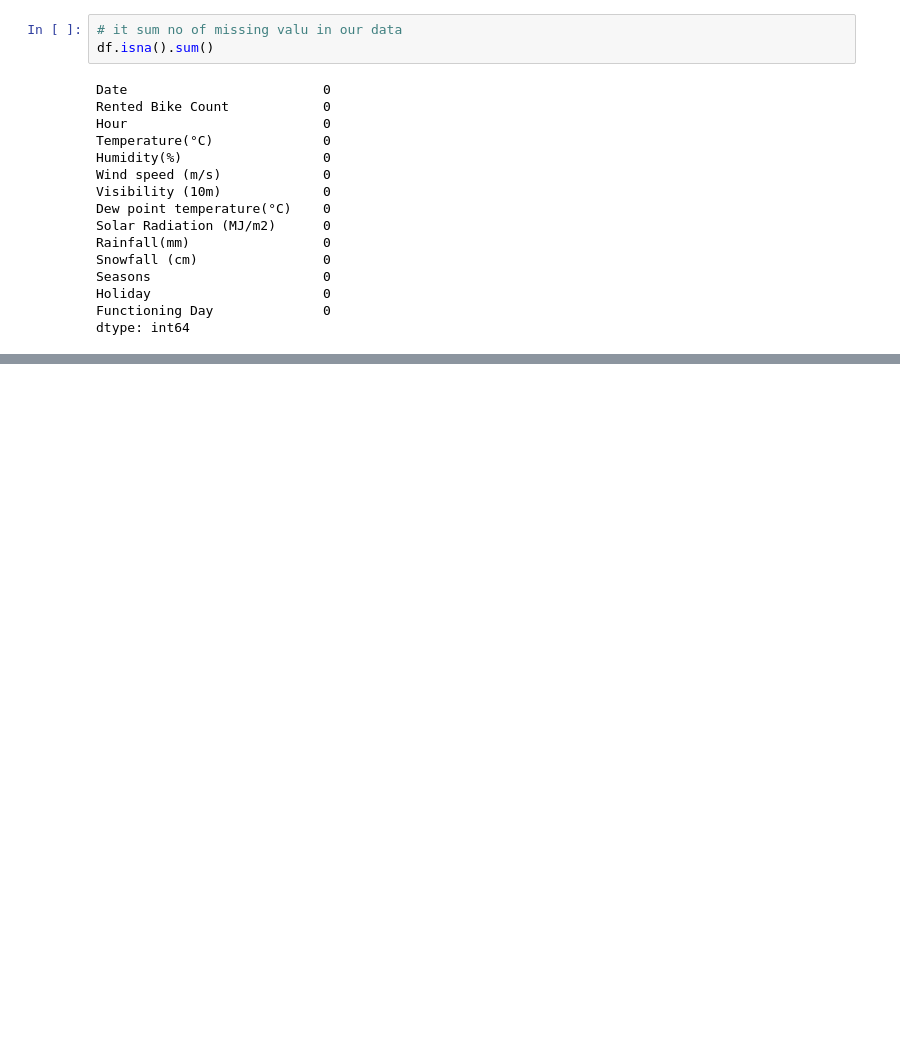
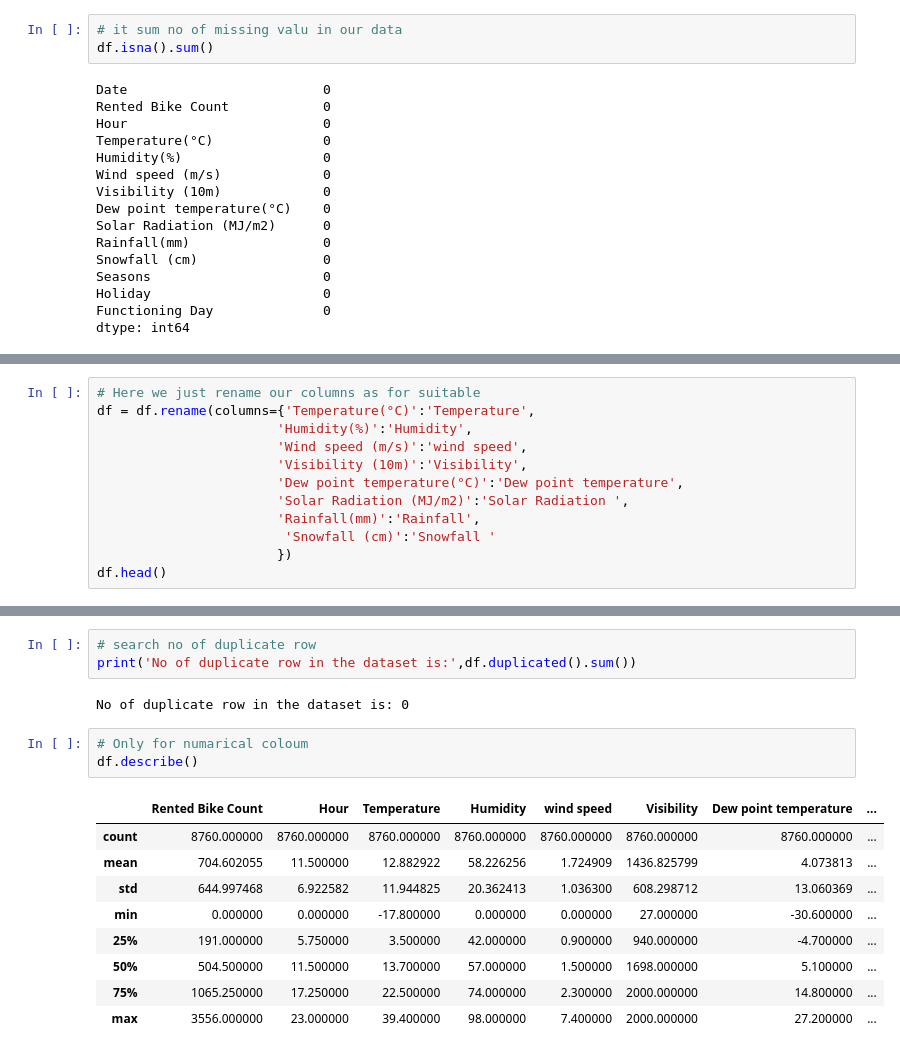
Before and after one commit to brahma102/Bike-Sharing-Demand-Prediction, a Jupyter notebook: Bike_Sharing_Demand_Prediction_Capstone_Project.ipynb, the cells around one changed output, grey strips where cells are left out. Drawn from its saved outputs; the diff is of its cells as text; blank space fills up the shorter version.

```diff
--- a/Bike_Sharing_Demand_Prediction_Capstone_Project.ipynb
+++ b/Bike_Sharing_Demand_Prediction_Capstone_Project.ipynb
@@ -104,0 +140,12 @@ dtype: int64
+# %%
+# Here we just rename our columns as for suitable
+df = df.rename(columns={'Temperature(°C)':'Temperature',
+                       'Humidity(%)':'Humidity',
+                       'Wind speed (m/s)':'wind speed',
+                       'Visibility (10m)':'Visibility',
+                       'Dew point temperature(°C)':'Dew point temperature',
+                       'Solar Radiation (MJ/m2)':'Solar Radiation ',
+                       'Rainfall(mm)':'Rainfall',
+                        'Snowfall (cm)':'Snowfall '
+                       })
+df.head()
@@ -104,0 +159,18 @@ dtype: int64
+# %%
+# search no of duplicate row
+print('No of duplicate row in the dataset is:',df.duplicated().sum())
+# %% [output]
+No of duplicate row in the dataset is: 0
+# %%
+# Only for numarical coloum
+df.describe()
+# %% [output]
+|  | Rented Bike Count | Hour | Temperature | Humidity | wind speed | Visibility | Dew point temperature | ... |
+| count | 8760.000000 | 8760.000000 | 8760.000000 | 8760.000000 | 8760.000000 | 8760.000000 | 8760.000000 | ... |
+| mean | 704.602055 | 11.500000 | 12.882922 | 58.226256 | 1.724909 | 1436.825799 | 4.073813 | ... |
+| std | 644.997468 | 6.922582 | 11.944825 | 20.362413 | 1.036300 | 608.298712 | 13.060369 | ... |
+| min | 0.000000 | 0.000000 | -17.800000 | 0.000000 | 0.000000 | 27.000000 | -30.600000 | ... |
+| 25% | 191.000000 | 5.750000 | 3.500000 | 42.000000 | 0.900000 | 940.000000 | -4.700000 | ... |
+| 50% | 504.500000 | 11.500000 | 13.700000 | 57.000000 | 1.500000 | 1698.000000 | 5.100000 | ... |
+| 75% | 1065.250000 | 17.250000 | 22.500000 | 74.000000 | 2.300000 | 2000.000000 | 14.800000 | ... |
+| max | 3556.000000 | 23.000000 | 39.400000 | 98.000000 | 7.400000 | 2000.000000 | 27.200000 | ... |
```
Also changed, not shown: parts of 12 cells of this notebook.
